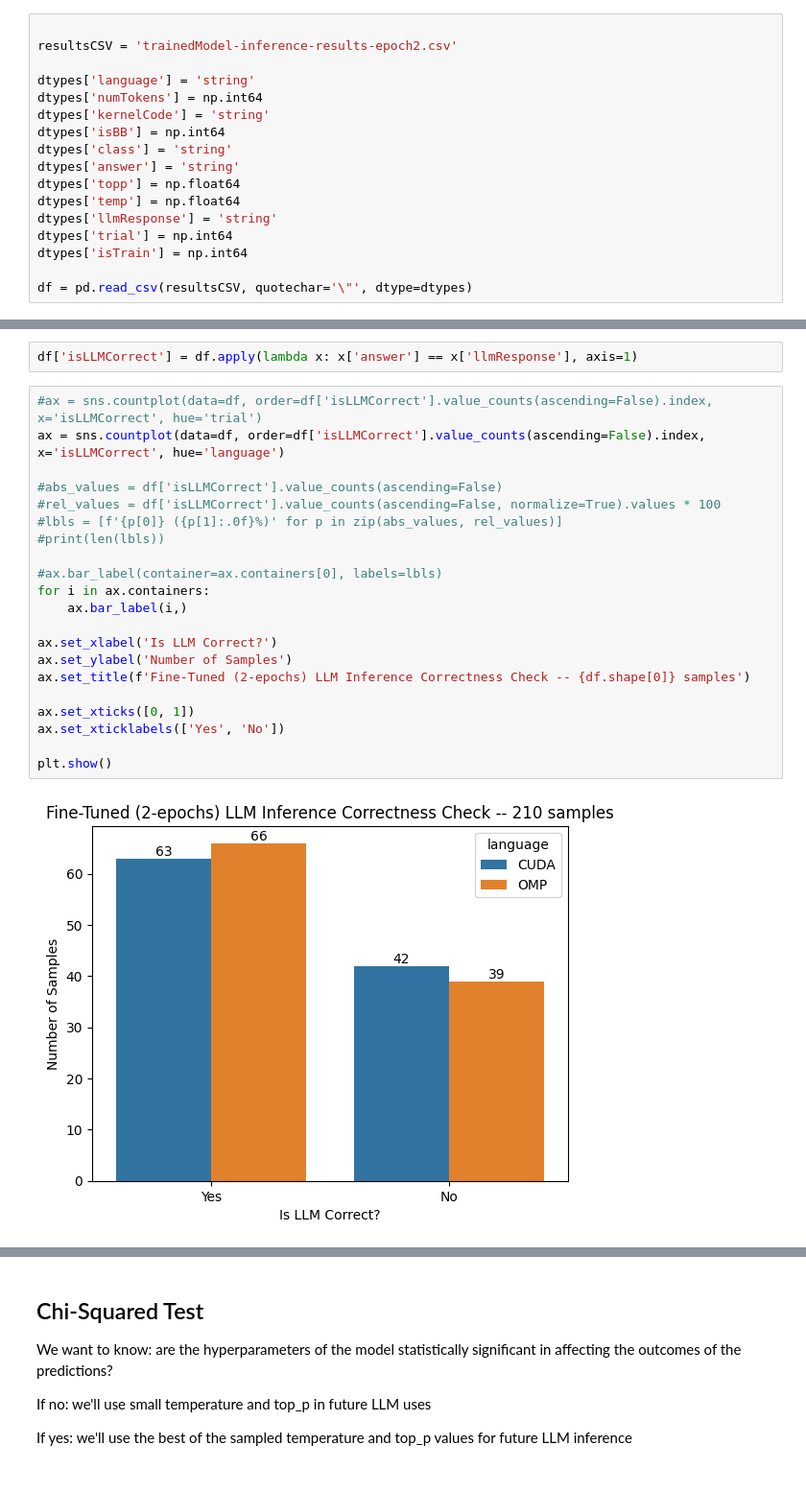
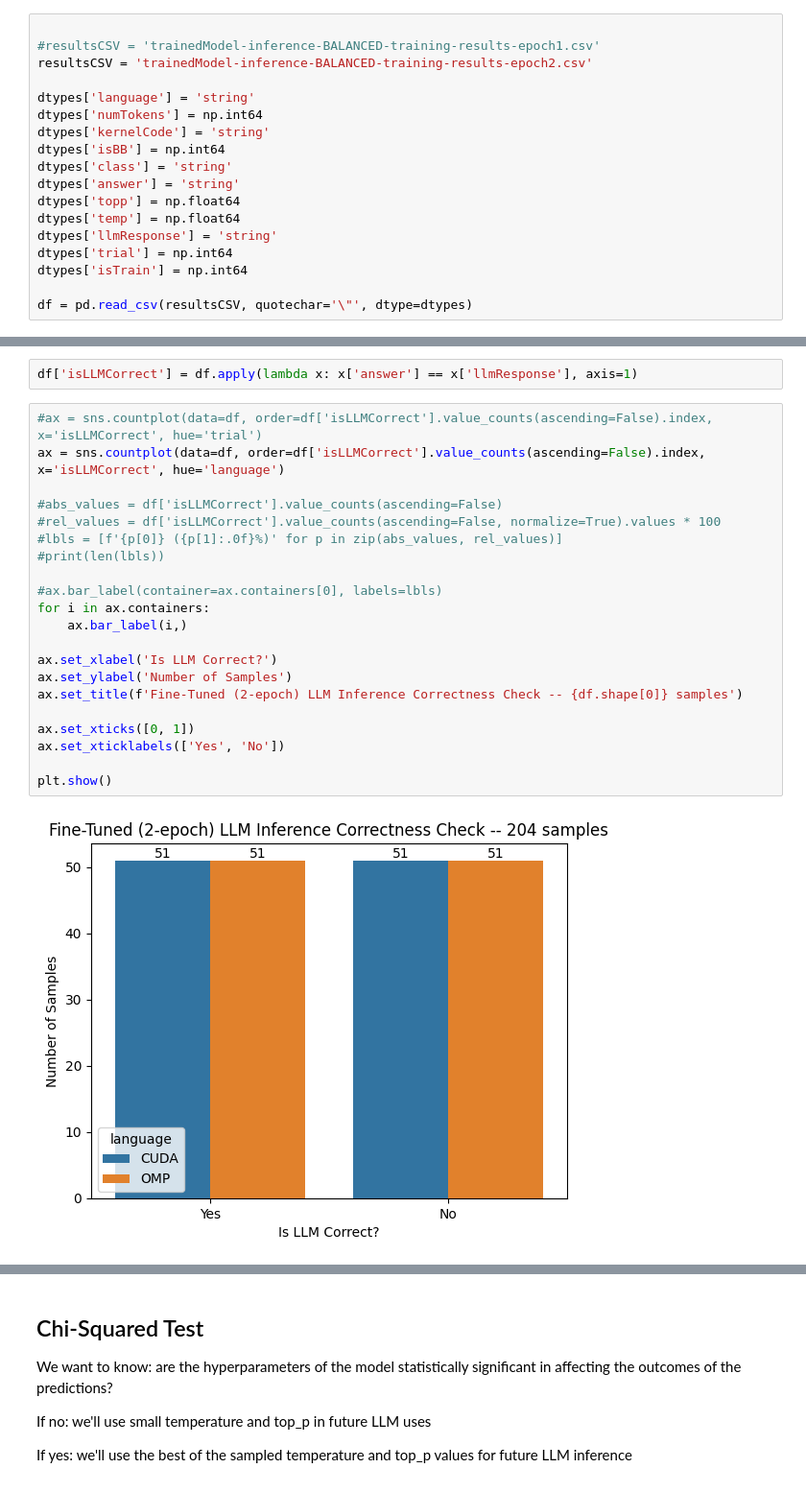
Before and after one commit to Scientific-Computing-Lab/ParallelCodeEstimation, a Jupyter notebook: dataset-gen/vizTrainedInferenceData.ipynb, the cells around one changed output, grey strips where cells are left out. Shown at 96% size. Cells and saved outputs as stored; diff of their text form.

```diff
--- a/dataset-gen/vizTrainedInferenceData.ipynb
+++ b/dataset-gen/vizTrainedInferenceData.ipynb
@@ -22,7 +22,8 @@ Peak GINTOP/s 12533.76 with FMA
 ## Open the CSV file
 # %%
 
-resultsCSV = 'trainedModel-inference-results-epoch2.csv'
+#resultsCSV = 'trainedModel-inference-BALANCED-training-results-epoch1.csv'
+resultsCSV = 'trainedModel-inference-BALANCED-training-results-epoch2.csv'
 
 dtypes['language'] = 'string'
 dtypes['numTokens'] = np.int64
@@ -65,26 +67,26 @@ df['isLLMCorrect'] = df.apply(lambda x: x['answer'] == x['llmResponse'], axis=1)
 # %%
 #ax = sns.countplot(data=df, order=df['isLLMCorrect'].value_counts(ascending=False).index, x='isLLMCorrect', hue='trial')
 ax = sns.countplot(data=df, order=df['isLLMCorrect'].value_counts(ascending=False).index, x='isLLMCorrect', hue='language')
 
 #abs_values = df['isLLMCorrect'].value_counts(ascending=False)
 #rel_values = df['isLLMCorrect'].value_counts(ascending=False, normalize=True).values * 100
 #lbls = [f'{p[0]} ({p[1]:.0f}%)' for p in zip(abs_values, rel_values)]
 #print(len(lbls))
 
 #ax.bar_label(container=ax.containers[0], labels=lbls)
 for i in ax.containers:
     ax.bar_label(i,)
 
 ax.set_xlabel('Is LLM Correct?')
 ax.set_ylabel('Number of Samples')
-ax.set_title(f'Fine-Tuned (2-epochs) LLM Inference Correctness Check -- {df.shape[0]} samples')
+ax.set_title(f'Fine-Tuned (2-epoch) LLM Inference Correctness Check -- {df.shape[0]} samples')
 
 ax.set_xticks([0, 1])
 ax.set_xticklabels(['Yes', 'No'])
 
 plt.show()
 # %% [output]
-[figure, old version]
+[figure, new version]
 # %%
 # visualize by levels
 grouped = df.groupby(['temp', 'topp', 'isLLMCorrect'])['isLLMCorrect'].value_counts().reset_index()
```
Also changed, not shown: parts of 10 cells of this notebook, 3 other files.
